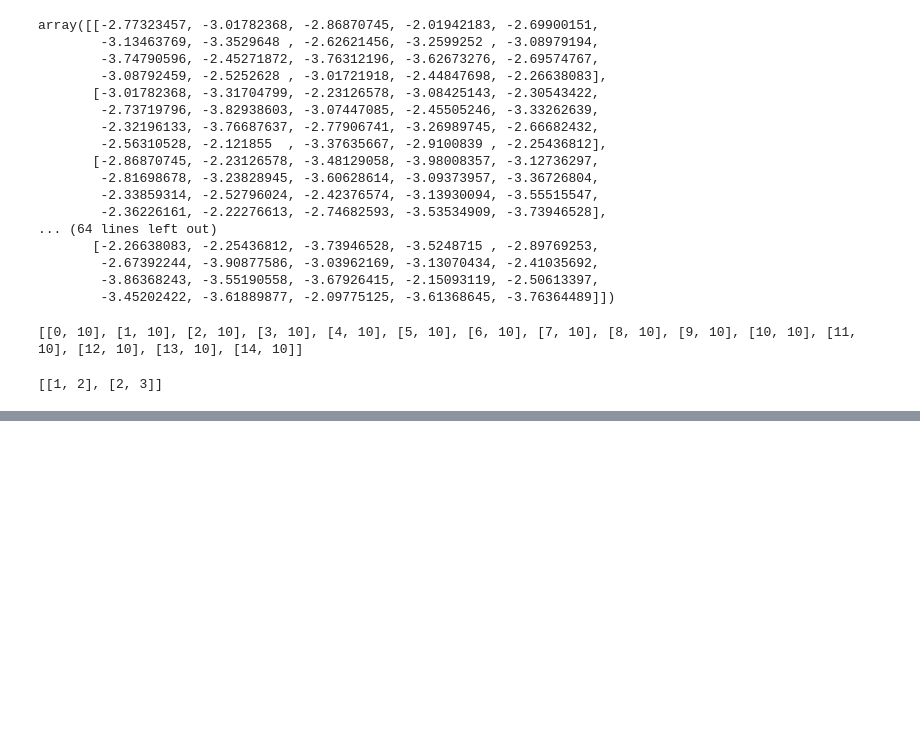
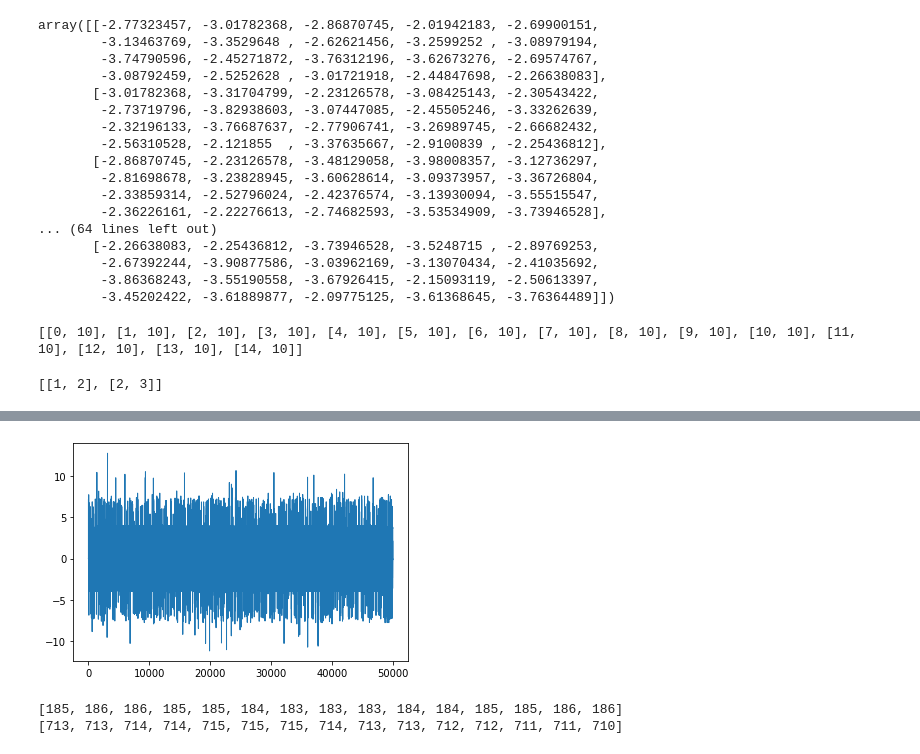
Before and after one commit to andy3278/PHYS4191_Capstone, a Jupyter notebook: final_test.ipynb, the cells around one changed output, grey strips where cells are left out. Saved outputs shown, nothing was run; the diff lists cells and outputs as text; code cells hidden in the pictures; blank space fills up the shorter version.

```diff
--- a/final_test.ipynb
+++ b/final_test.ipynb
@@ -226,0 +232,17 @@ plt.plot(range(len(every_nth)))
+# %%
+plt.plot(range(len(every_nth_energy)),every_nth_energy,linewidth=1.0)
+plt.show()
+# %% [output]
+[figure, added]
+# %%
+x = []
+y = []
+for i in range(len(protein_coordinate[-1])):
+    x.append(protein_coordinate[-1][i][0])
+    y.append(protein_coordinate[-1][i][1])
+print(x)
+print(y)
+protein = np.array(protein_sq)
+# %% [output]
+[185, 186, 186, 185, 185, 184, 183, 183, 183, 184, 184, 185, 185, 186, 186]
+[713, 713, 714, 714, 715, 715, 715, 714, 713, 713, 712, 712, 711, 711, 710]
```
Also changed, not shown: parts of 6 cells of this notebook, 3 other files.
